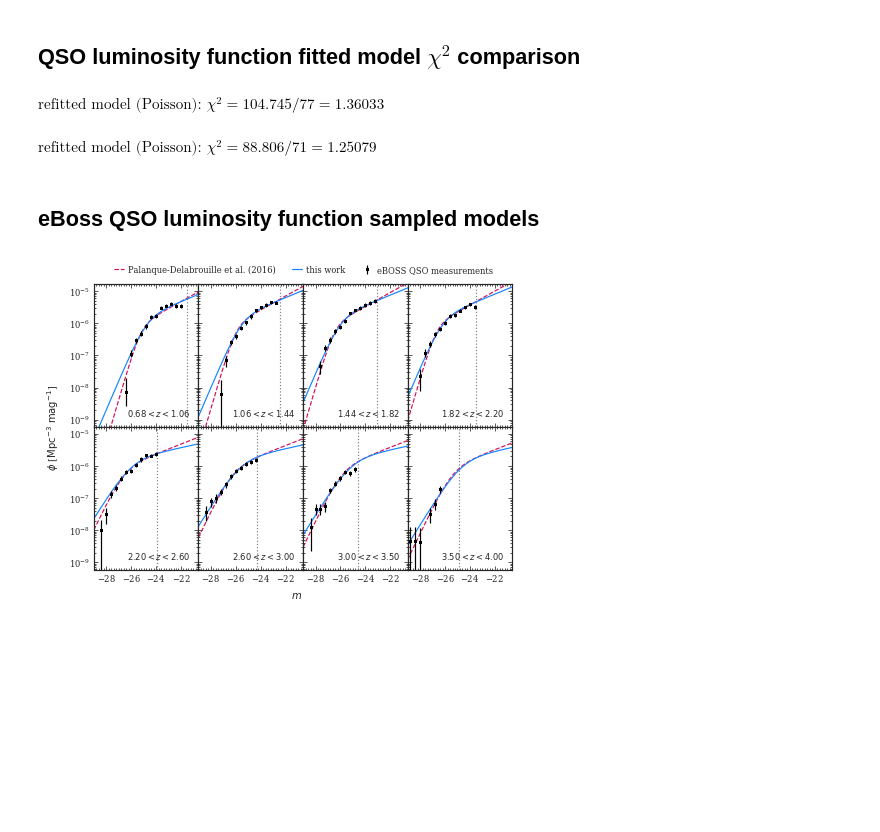
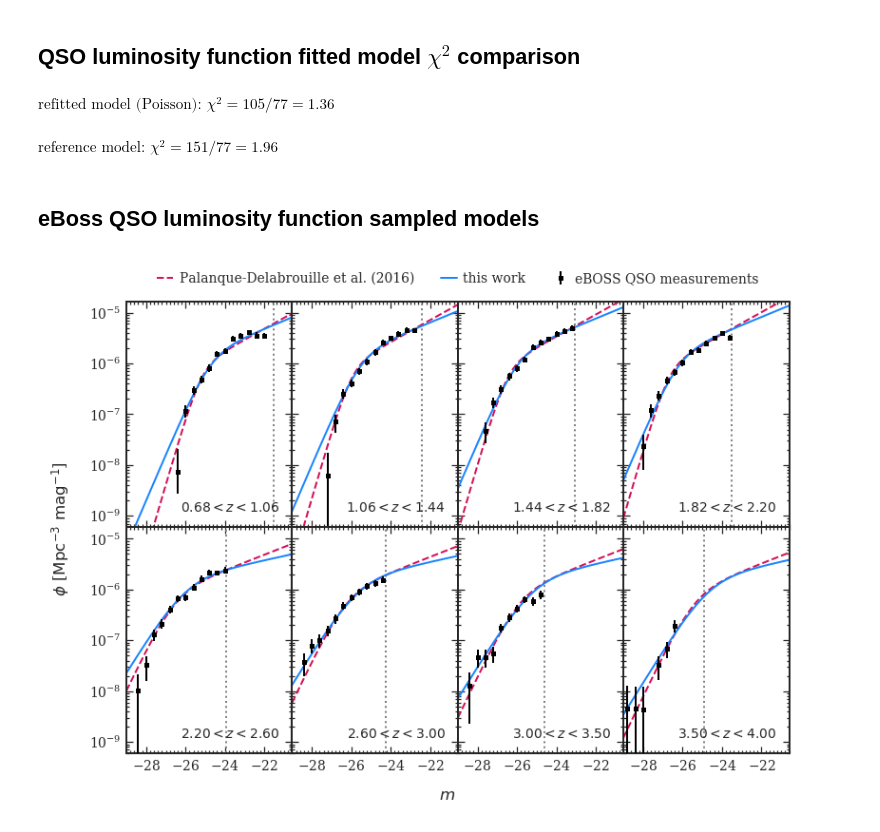
Before and after one commit to MikeSWang/HorizonGRound, a Jupyter notebook: notebooks/refit_QSO_luminosity_function.ipynb, the cells around one changed output. Cells and saved outputs as stored; diff of their text form; code cells hidden in the pictures; blank space fills up the shorter version.

```diff
--- a/notebooks/refit_QSO_luminosity_function.ipynb
+++ b/notebooks/refit_QSO_luminosity_function.ipynb
@@ -57,31 +60,18 @@ lglumfunc_loglikelihood = LumFuncLikelihood(
 
 dof = len(lglumfunc_loglikelihood.data_vector) - len(lglumfunc_loglikelihood.prior)
 
-chisq_poisson_fit = - 2 * lglumfunc_loglikelihood(refitted_model.attrs['model_parameters'].values())
-display(Math(
-    r"\text{{refitted model (Poisson): }} \chi^2 = {:.3f}/{} = {:.5f}".
-    format(chisq_poisson_fit, dof, chisq_poisson_fit / dof)
-))
+chisq_poisson_fit = - 2 * lglumfunc_loglikelihood(
+    refitted_model.attrs['model_parameters'].values()
+)
+display(Math(chisq_str("refitted model (Poisson)", chisq_poisson_fit, dof)))
+
+chisq_reference_fit = - 2 * lglumfunc_loglikelihood(
+    reference_model.attrs['model_parameters'].values()
+)
+display(Math(chisq_str("reference model", chisq_reference_fit, dof)))
 # %% [output]
-$\displaystyle \text{refitted model (Poisson): } \chi^2 = 104.745/77 = 1.36033$
+$\displaystyle \text{refitted model (Poisson): } \chi^2 = 105/77 = 1.36$
+$\displaystyle \text{reference model: } \chi^2 = 151/77 = 1.96$
-# %%
-lumfunc_loglikelihood = LumFuncLikelihood(
-    quasar_PLE_lumfunc,
-    measurement_file=PATHEXT/"eBOSS_QSO_LF_measurements.txt",
-    uncertainty_file=PATHEXT/"eBOSS_QSO_LF_uncertainties.txt",
-    prior_file=PATHIN/"QSO_LF_PLE_model_prior.txt",
-    prescription='native'
-)
-
-dof = len(lumfunc_loglikelihood.data_vector) - len(lumfunc_loglikelihood.prior)
-
-chisq_poisson_fit = - 2 * lumfunc_loglikelihood(refitted_model.attrs['model_parameters'].values())
-display(Math(
-    r"\text{{refitted model (Poisson): }} \chi^2 = {:.3f}/{} = {:.5f}".
-    format(chisq_poisson_fit, dof, chisq_poisson_fit / dof)
-))
-# %% [output]
-$\displaystyle \text{refitted model (Poisson): } \chi^2 = 88.806/71 = 1.25079$
 # %% [markdown]
 ## eBoss QSO luminosity function sampled models
 # %%
@@ -94,13 +84,14 @@ m = np.linspace(*MAGNITUDE_RANGE, num=NUM_INTERVALS+1)
 NUM_ROW, NUM_COL = 2, 4
 ROW_SPAN, COL_SPAN = 4, 3
 
-fig = plt.figure(figsize=(7.5, 5.25))
+fig = plt.figure("eBOSS QSO LF PLE model", figsize=(7.5, 5.25), dpi=120)
 for bin_idx, redshift in enumerate(redshift_bins):
     # Set up subplots.
     row_idx, col_idx = bin_idx // NUM_COL, bin_idx % NUM_COL
 
     ax = plt.subplot2grid(
-        (NUM_ROW * ROW_SPAN, NUM_COL * COL_SPAN), (row_idx * ROW_SPAN, col_idx * COL_SPAN),
+        (NUM_ROW * ROW_SPAN, NUM_COL * COL_SPAN),
+        (row_idx * ROW_SPAN, col_idx * COL_SPAN),
         rowspan=ROW_SPAN, colspan=COL_SPAN
     )
 
@@ -121,12 +112,15 @@ for bin_idx, redshift in enumerate(redshift_bins):
             c='#1A85FF', zorder=2, label='this work'
         )
     else:
-        plt.errorbar(
-            magnitude_bins, data_values, data_errors,
-            fmt='s', zorder=3,
+        plt.errorbar(magnitude_bins, data_values, data_errors, fmt='s', zorder=3)
+        plt.plot(
+            m, reference_model.luminosity_function(m, redshift),
+            ls='--', c='#D41159', zorder=2
         )
-        plt.plot(m, reference_model.luminosity_function(m, redshift), ls='--', c='#D41159', zorder=2)
-        plt.plot(m, refitted_model.luminosity_function(m, redshift), c='#1A85FF', zorder=2)
+        plt.plot(
+            m, refitted_model.luminosity_function(m, redshift),
+            c='#1A85FF', zorder=2
+        )
 
     plt.axvline(
         refitted_model.luminosity_threshold(redshift) - konstante_correction(redshift),
@@ -143,32 +137,33 @@ for bin_idx, redshift in enumerate(redshift_bins):
         plt.tick_params(axis='x', which='both', direction='in', labelbottom=False)
 
     plt.yscale('log')
     plt.ylim(*DENSITY_RANGE)
 
     if col_idx > 0:
         plt.tick_params(axis='y', which='both', direction='in', labelleft=False)
 
     plt.title(
         redshift_labels[bin_idx], loc='right', position=(0.925, 0.025),
         fontsize='small', zorder=2
     )
 
 lines, labels = [], []
 for ax in fig.axes:
     ax_line, ax_label = ax.get_legend_handles_labels()
     lines.extend(ax_line)
     labels.extend(ax_label)
 
 plt.figtext(0.5, 0.0475, r"$m$", ha='center')
 plt.figtext(
-    0.035, 0.5, r"$\phi$ [$\mathrm{Mpc}^{-3}\ \mathrm{mag}^{-1}$]", va='center', rotation='vertical'
+    0.035, 0.5, r"$\phi$ [$\mathrm{Mpc}^{-3}\ \mathrm{mag}^{-1}$]",
+    va='center', rotation='vertical'
 )
 plt.legend(
     lines, labels, ncol=3, handlelength=1.2, handletextpad=0.5,
     bbox_to_anchor=(-1., 2.1), loc='center'
 )
 
 plt.subplots_adjust(hspace=0, wspace=0)
 fig.savefig(PATHOUT/"publication"/"gallery"/"luminosity_function.pdf")
 # %% [output]
-[figure, old version]
+[figure, new version]
```
Also changed, not shown: parts of 1 cell of this notebook, 5 other files.
